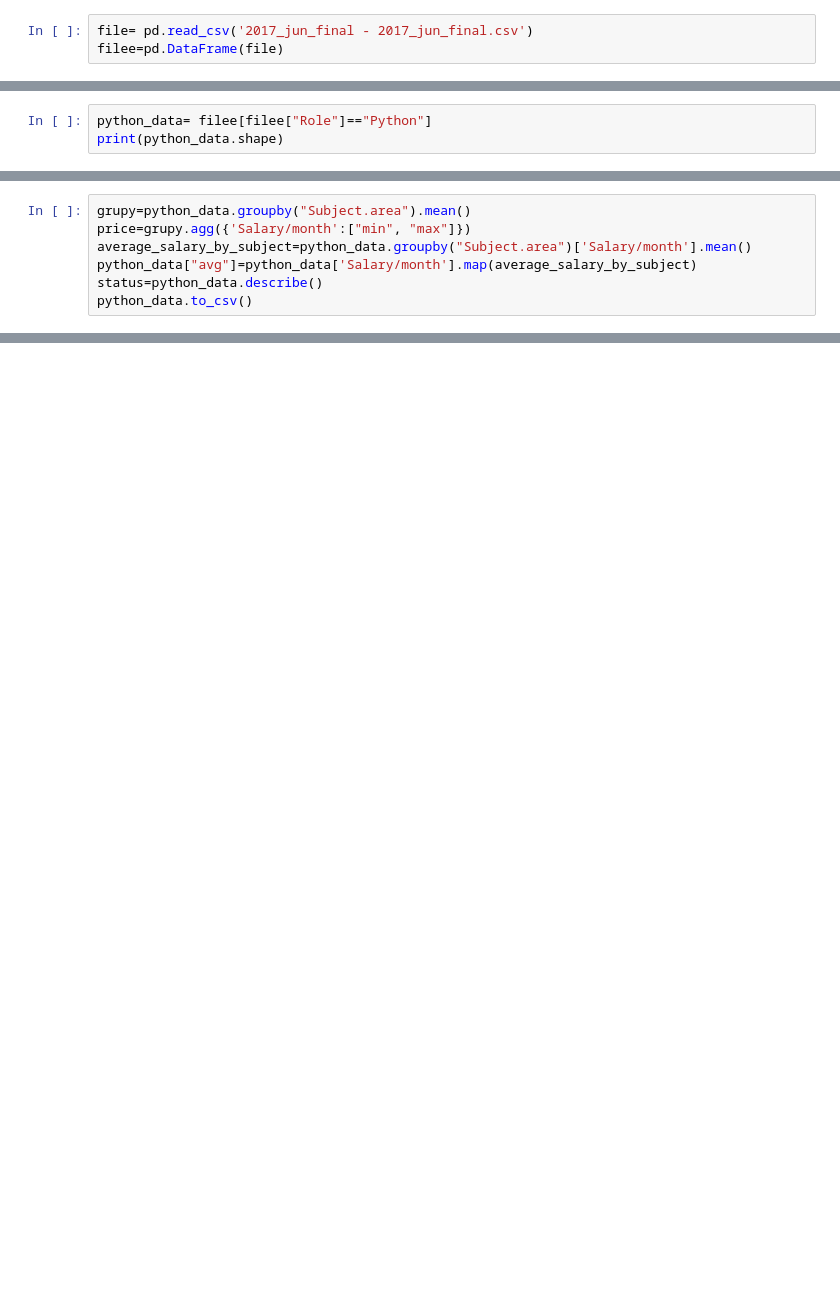
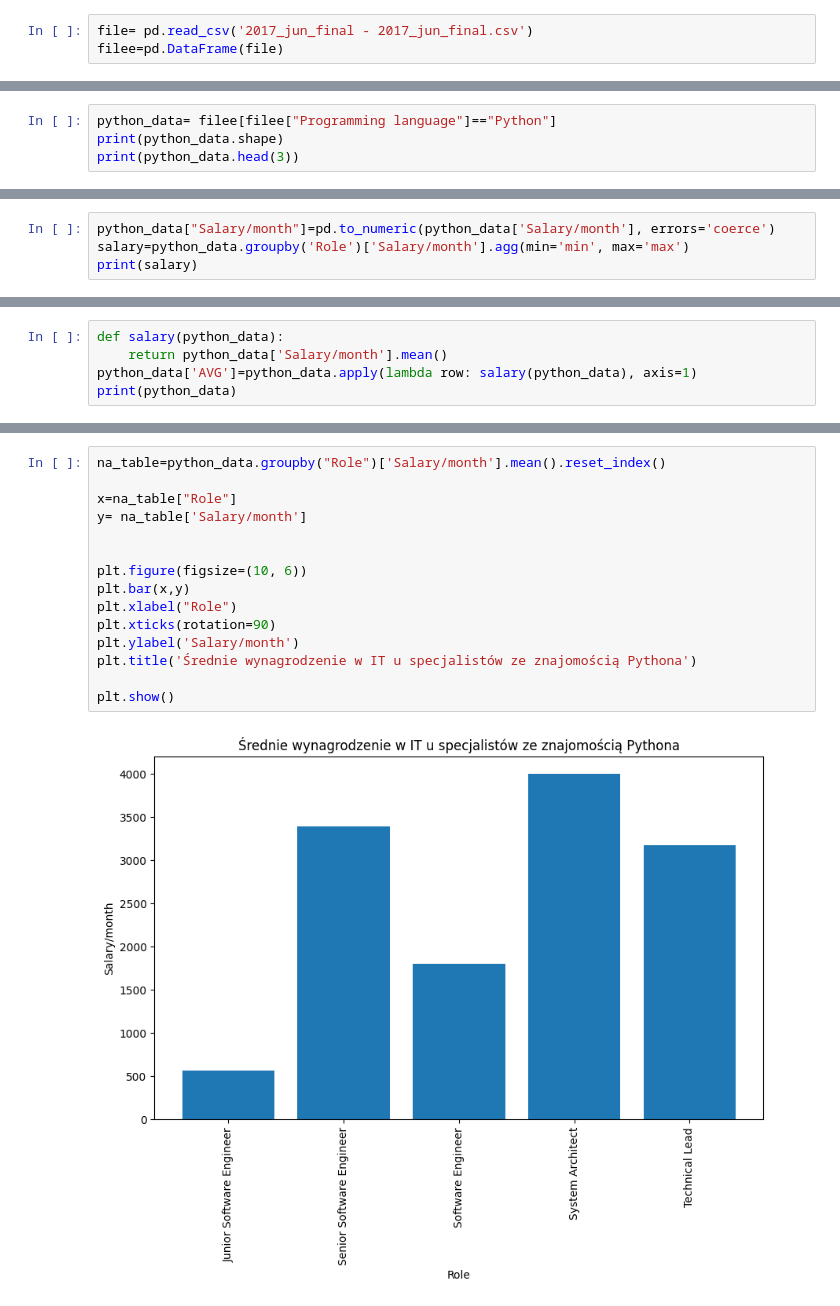
Before and after one commit to pawel544/dzia-_3, a Jupyter notebook: zad2/Hw2.2.ipynb, the cells around one changed output, grey strips where cells are left out. Cells and saved outputs as stored; diff of their text form; blank space fills up the shorter version.

```diff
--- a/zad2/Hw2.2.ipynb
+++ b/zad2/Hw2.2.ipynb
@@ -56,4 +123,5 @@ Index(['N', 'Role', 'Salary/month', 'Изменение.зарплаты.за.12
 # %%
-python_data= filee[filee["Role"]=="Python"]
+python_data= filee[filee["Programming language"]=="Python"]
 print(python_data.shape)
+print(python_data.head(3))
 # %% [output]
@@ -61,7 +144,0 @@ print(python_data.shape)
-# %%
-grupy=python_data.groupby("Subject.area").mean()
-price=grupy.agg({'Salary/month':["min", "max"]})
-average_salary_by_subject=python_data.groupby("Subject.area")['Salary/month'].mean()
-python_data["avg"]=python_data['Salary/month'].map(average_salary_by_subject)
-status=python_data.describe()
-python_data.to_csv()
@@ -69,0 +145,4 @@ python_data.to_csv()
+# %%
+python_data["Salary/month"]=pd.to_numeric(python_data['Salary/month'], errors='coerce')
+salary=python_data.groupby('Role')['Salary/month'].agg(min='min', max='max')
+print(salary)
@@ -69,0 +162,5 @@ python_data.to_csv()
+# %%
+def salary(python_data):
+    return python_data['Salary/month'].mean()
+python_data['AVG']=python_data.apply(lambda row: salary(python_data), axis=1)
+print(python_data)
@@ -69,0 +219,17 @@ python_data.to_csv()
+# %%
+na_table=python_data.groupby("Role")['Salary/month'].mean().reset_index()
+
+x=na_table["Role"]
+y= na_table['Salary/month']
+
+
+plt.figure(figsize=(10, 6))
+plt.bar(x,y)
+plt.xlabel("Role")
+plt.xticks(rotation=90)
+plt.ylabel('Salary/month')
+plt.title('Średnie wynagrodzenie w IT u specjalistów ze znajomością Pythona')
+
+plt.show()
+# %% [output]
+[figure, added]
```
Also changed, not shown: parts of 18 cells of this notebook, 1 other file.
